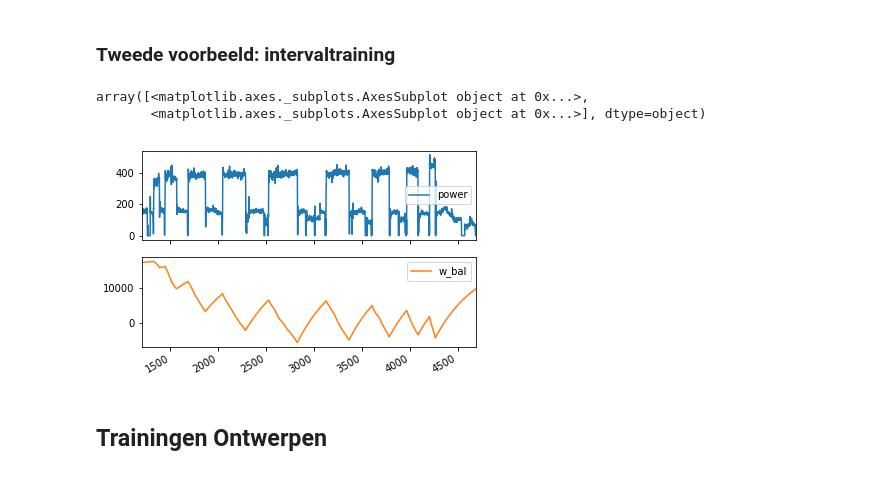
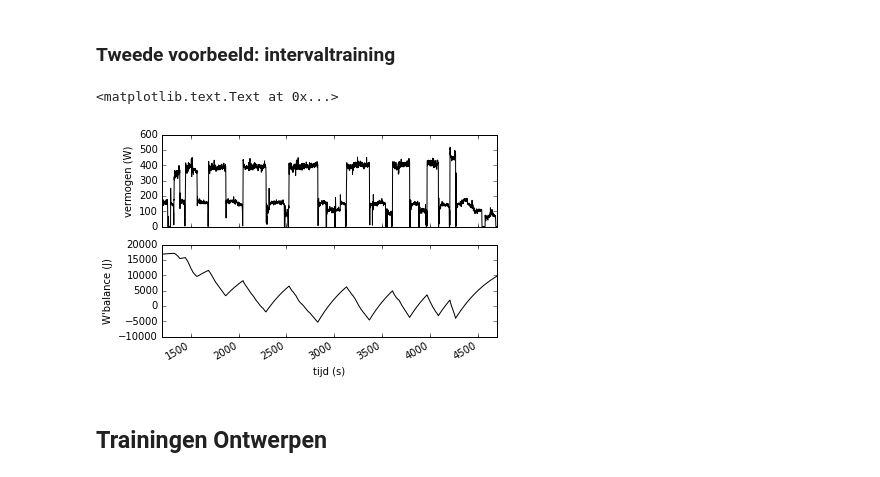
Before and after one commit to AartGoossens/publications, a Jupyter notebook: sportgericht/appendix.ipynb, the cells around one changed output. Drawn from its saved outputs; the diff is of its cells as text; code cells hidden in the pictures.

Commit message:
NEW - Code voor het exporteren van plots

```diff
--- a/sportgericht/appendix.ipynb
+++ b/sportgericht/appendix.ipynb
@@ -108,14 +111,20 @@ ax2.set_ylabel('W\'balance (J)')
 # cropped_wdf.to_json('interval_training.json')
 # ...anders kun je de data ook gewoon vanuit het '20_minute_test.json'-bestand laden met het code-blok hieronder.
 # %%
-wdf = WorkoutDataFrame(pd.read_json('interval_training.json'))
-wdf.athlete = Athlete(cp=315, w_prime=18000)
+wdf_interval_workout = WorkoutDataFrame(pd.read_json('interval_training.json'))
+wdf_interval_workout.athlete = Athlete(cp=315, w_prime=18000)
-# %%
-wdf.loc[:, ['power', 'w_bal']].plot(subplots=True)
-# %% [output]
-array([<matplotlib.axes._subplots.AxesSubplot object at 0x...>,
-       <matplotlib.axes._subplots.AxesSubplot object at 0x...>], dtype=object)
-[figure, removed]
+# %%
+fig_interval_workout = wdf_interval_workout.loc[:, ['power', 'w_bal']].plot(
+    subplots=True,
+    style=['k-', 'k-'],
+    legend=False
+)
+fig_interval_workout[0].set_ylabel('vermogen (W)')
+fig_interval_workout[1].set_ylabel('W\'balance (J)')
+fig_interval_workout[1].set_xlabel('tijd (s)')
+# %% [output]
+<matplotlib.text.Text at 0x...>
+[figure, added]
 # %% [markdown]
 ## Trainingen Ontwerpen
 # %% [markdown]
```
Also changed, not shown: parts of 18 cells of this notebook, 1 other file.
